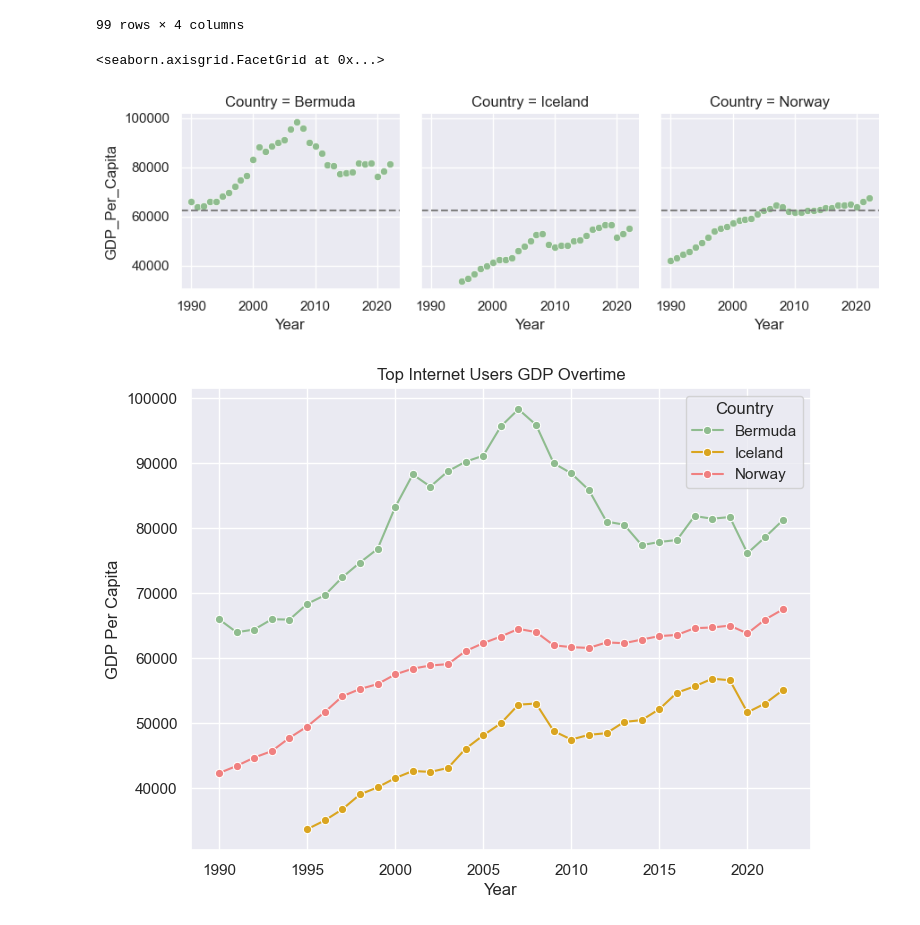
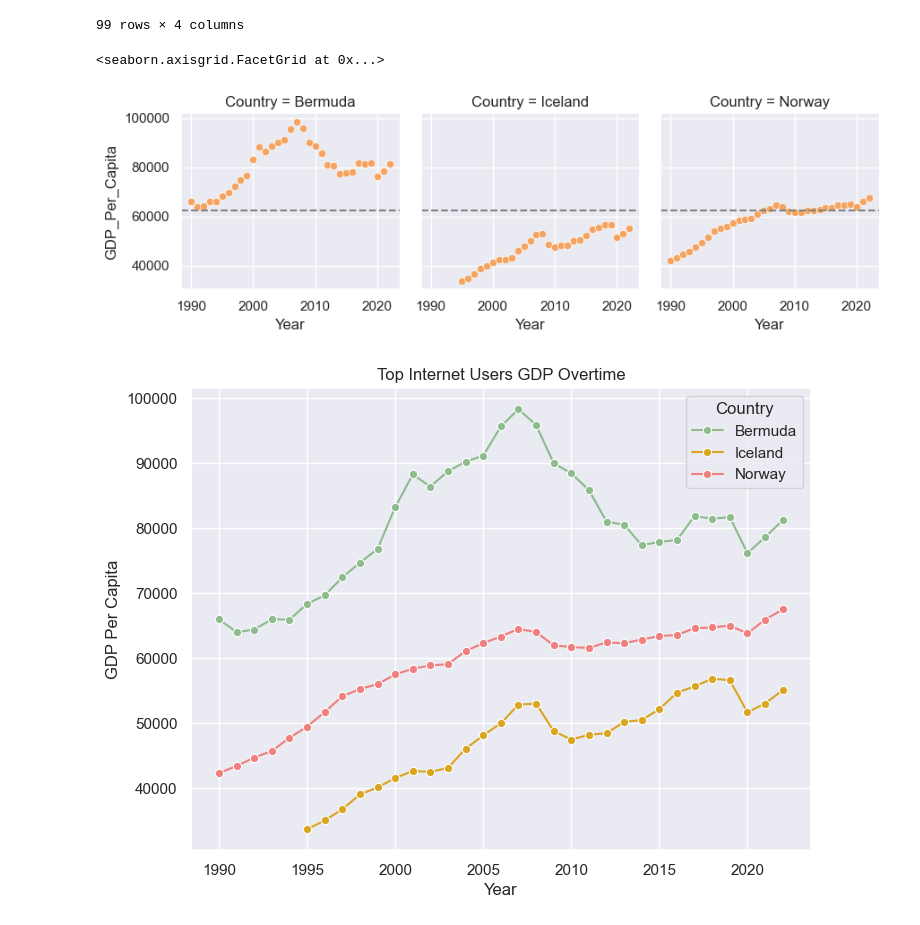
Before and after one commit to NSS-Data-Analytics-Cohort-12/un-python-aimeejohnson, a Jupyter notebook: notebooks/un_project.ipynb, the cells around one changed output. Cells and saved outputs as stored; diff of their text form; code cells hidden in the pictures.

```diff
--- a/notebooks/un_project.ipynb
+++ b/notebooks/un_project.ipynb
@@ -558,11 +561,11 @@ three_countries
 # %%
 #FacetGrid
 g = sns.FacetGrid(three_countries, col="Country", margin_titles=True)
-g.map_dataframe(sns.scatterplot, x="Year", y="GDP_Per_Capita", color='darkseagreen')
+g.map_dataframe(sns.scatterplot, x="Year", y="GDP_Per_Capita", color='sandybrown')
 g.refline(y=three_countries["GDP_Per_Capita"].median())
 # %% [output]
 <seaborn.axisgrid.FacetGrid at 0x...>
-[figure, old version]
+[figure, new version]
 # %%
 #Lineplot
 plt.figure(figsize=(8, 6)) # Width and Height of the chart
```
Also changed, not shown: parts of 2 cells of this notebook.
